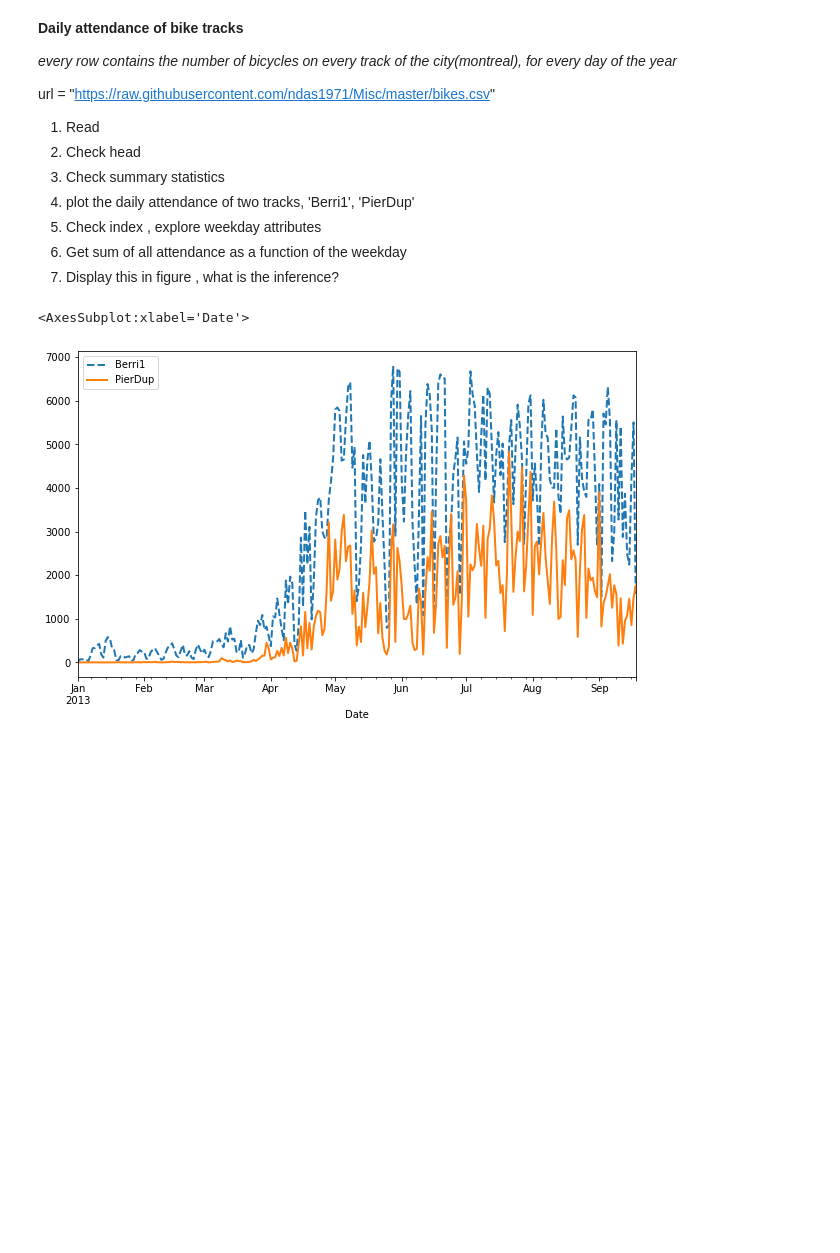
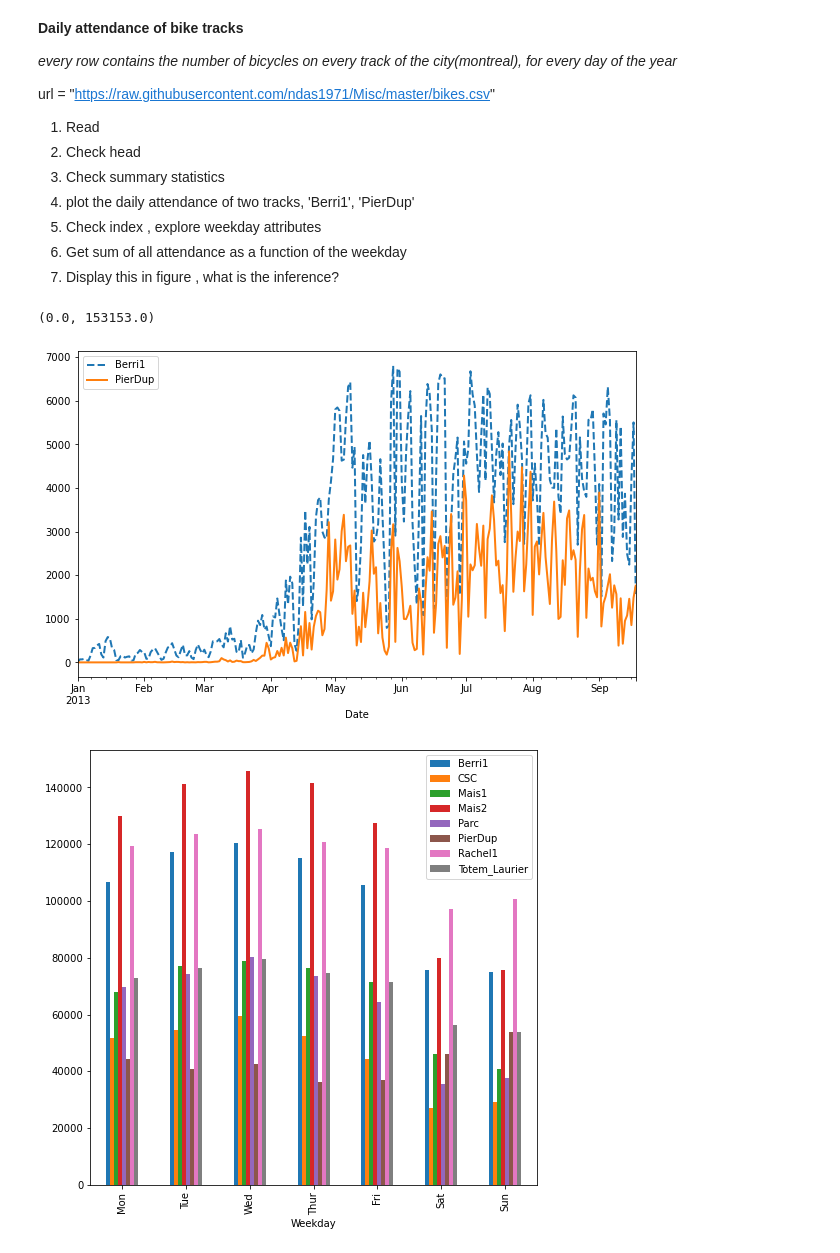
Before and after one commit to sunilsagar/Py-DayToDay, a Jupyter notebook: Module1/B1_21_22Sept/Day2.ipynb, the cells around one changed output. Drawn from its saved outputs; the diff is of its cells as text; code cells hidden in the pictures; blank space fills up the shorter version.

```diff
--- a/Module1/B1_21_22Sept/Day2.ipynb
+++ b/Module1/B1_21_22Sept/Day2.ipynb
@@ -24,24 +24,25 @@ df = pd.read_csv(url, index_col='Date', parse_dates=True, dayfirst=True)
 # %%
 #2
 df.head()
 
 #3
 df.describe()
 
 #4
 df[ ['Berri1', 'PierDup']].plot(figsize=(10,6), style=['--','-'], lw=2)
 
 df.index.weekday #Monday=0, Sunday=6
 
 #5,6
 df_week = df.groupby(df.index.weekday).sum()
 df_week.head()
 
 fig,ax = plt.subplots(1,1, figsize=(8,8))
-df_week.plot(style='-o', lw=3, ax=ax)
+df_week.plot(kind='bar', style='-o', lw=3, ax=ax)
 ax.set_xlabel("Weekday")
 ax.set_xticklabels('Mon,Tue,Wed,Thur,Fri,Sat,Sun'.split(","))
 ax.set_ylim(0)
 # %% [output]
-<AxesSubplot:xlabel='Date'>
+(0.0, 153153.0)
 [figure]
+[figure, added]
```
